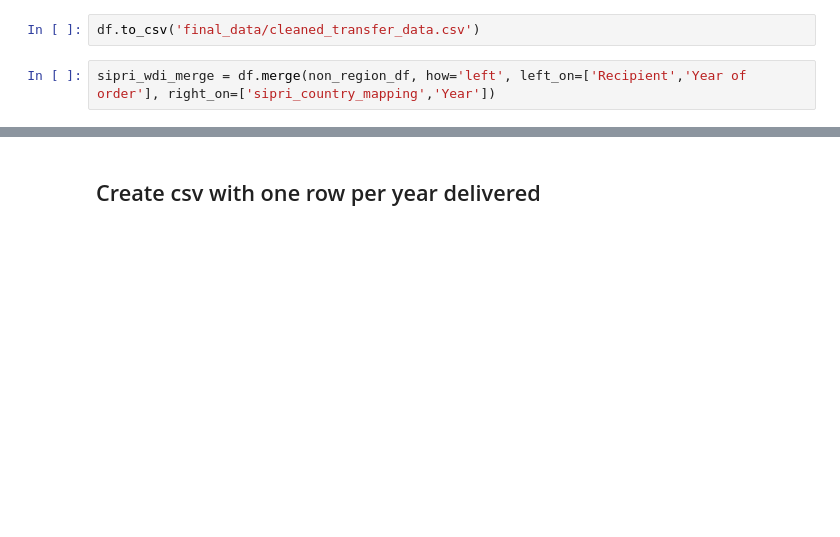
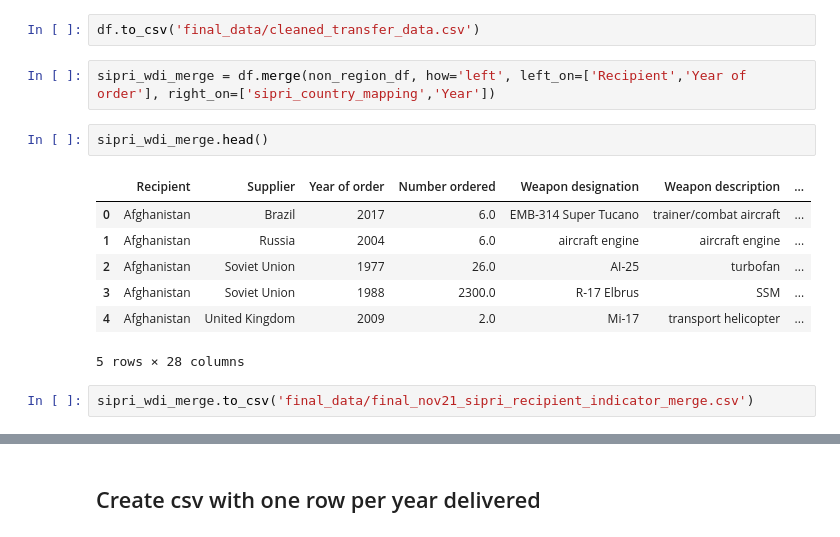
Before and after one commit to ClaytonB-3/arms-trade-proj, a Jupyter notebook: data_cleaning.ipynb, the cells around one changed output, grey strips where cells are left out. Saved outputs shown, nothing was run; the diff lists cells and outputs as text; blank space fills up the shorter version.

Commit message:
add sipri merged to indicators

```diff
--- a/data_cleaning.ipynb
+++ b/data_cleaning.ipynb
@@ -711,5 +759,17 @@ df
 df.to_csv('final_data/cleaned_transfer_data.csv')
 # %%
 sipri_wdi_merge = df.merge(non_region_df, how='left', left_on=['Recipient','Year of order'], right_on=['sipri_country_mapping','Year'])
+# %%
+sipri_wdi_merge.head()
+# %% [output]
+|  | Recipient | Supplier | Year of order | Number ordered | Weapon designation | Weapon description | ... |
+| 0 | Afghanistan | Brazil | 2017 | 6.0 | EMB-314 Super Tucano | trainer/combat aircraft | ... |
+| 1 | Afghanistan | Russia | 2004 | 6.0 | aircraft engine | aircraft engine | ... |
+| 2 | Afghanistan | Soviet Union | 1977 | 26.0 | AI-25 | turbofan | ... |
+| 3 | Afghanistan | Soviet Union | 1988 | 2300.0 | R-17 Elbrus | SSM | ... |
+| 4 | Afghanistan | United Kingdom | 2009 | 2.0 | Mi-17 | transport helicopter | ... |
+5 rows × 28 columns
+# %%
+sipri_wdi_merge.to_csv('final_data/final_nov21_sipri_recipient_indicator_merge.csv')
 # %%
 sipri_wdi_merge[(sipri_wdi_merge['sipri_country_mapping'].isna())&(sipri_wdi_merge['Year of order']>2000)]
```
Also changed, not shown: parts of 9 cells of this notebook, 8 other files.
